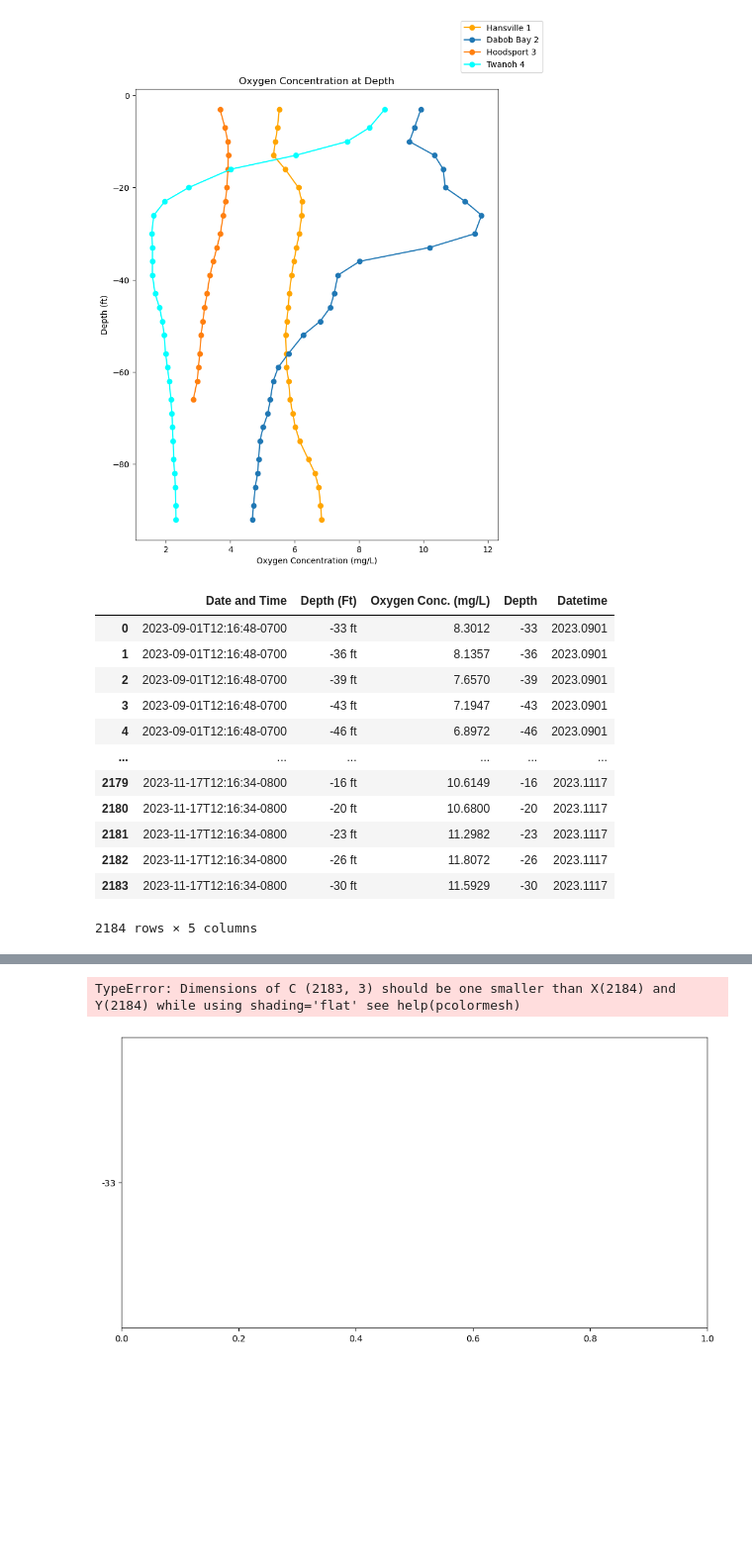
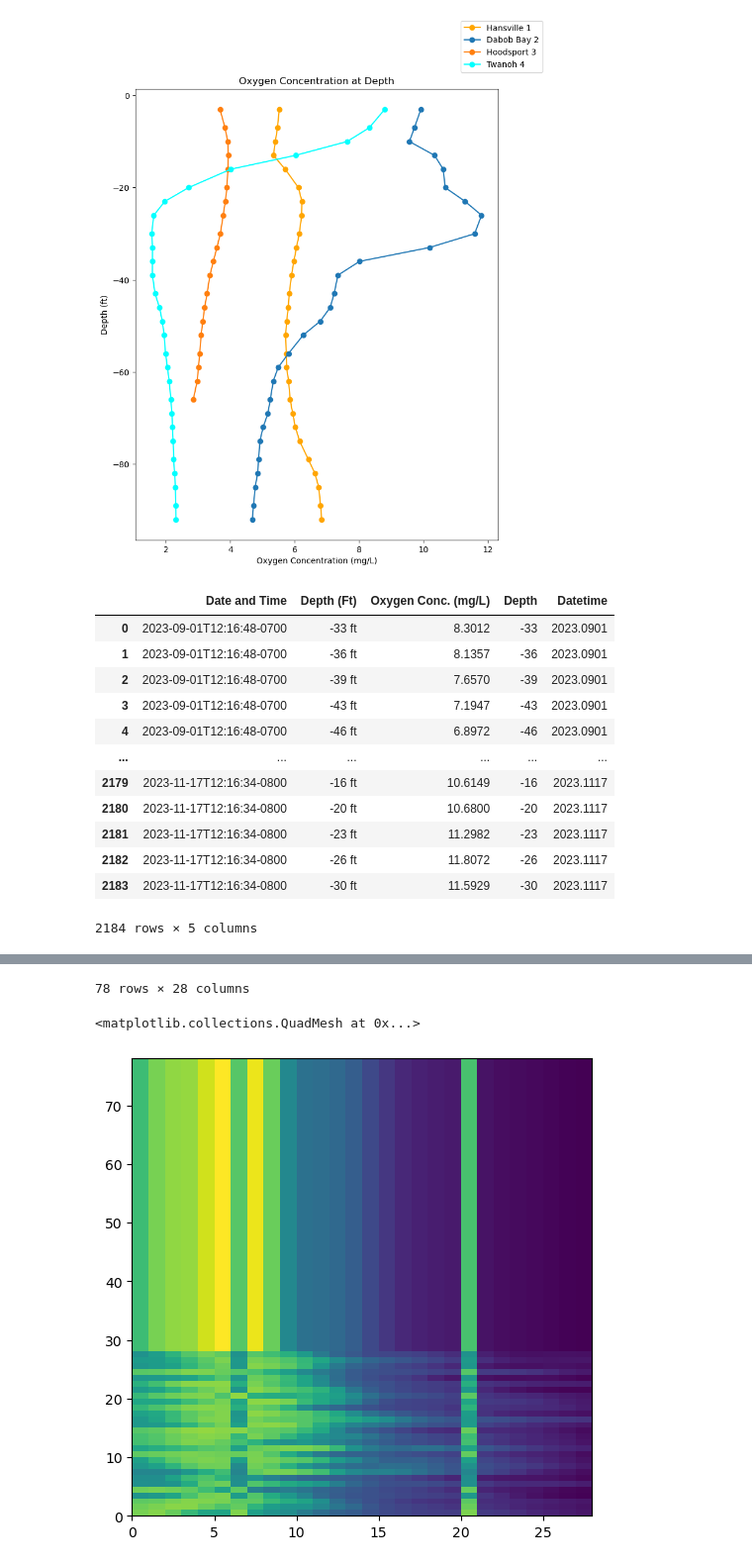
Before and after one commit to Lbh22GitHub/Harris.L_FinalProject, a Jupyter notebook: Final Take 2.ipynb, the cells around one changed output, grey strips where cells are left out. Shown at 99% size. Drawn from its saved outputs; the diff is of its cells as text; code cells hidden in the pictures; blank space fills up the shorter version.

Commit message:
NO MORE ERRORgit add .git add .

```diff
--- a/Final Take 2.ipynb
+++ b/Final Take 2.ipynb
@@ -164,7 +164,7 @@ plt.show()
 # %%
 
 # Dissolved Oxygen Over Time and Depth
-display(dabob_df)
+
 
 # Convert Datetime strings to Datetimes
 datetimes = []
@@ -180,19 +180,23 @@ for x in dabob_df['Datetime']:
     dabob_datedec = x.split('-')
     dabob_dateint.append(int(dabob_datedec[0])+(int(dabob_datedec[1])/100)+(int(dabob_datedec[2][:2])/10000))
 dabob_df['Datetime'] = dabob_dateint
-dabob_df['Datetime'] = dabob_dateint
-dabob_ar = np.array([0,0,0])
+
+#dabob_ar = np.array([0,0,0])
+
+piv = pd.pivot_table(dabob_df, index='Date and Time', columns='Depth', values=' Oxygen Conc. (mg/L)')
+display(dabob_df)
+display(piv)
 
 # Create 2d Array
-for x in range(len(dabob_df)):
-    ar_temp = np.array([dabob_df['Datetime'][x],dabob_df['Depth'][x],dabob_df[' Oxygen Conc. (mg/L)'][x]])
-    dabob_ar = np.vstack((dabob_ar,ar_temp))
-dabob_ar = np.delete(dabob_ar, (0), axis=0)
-dabob_ar = np.delete(dabob_ar, (1), axis=0)
+#for x in range(len(dabob_df)):
+    #ar_temp = np.array([dabob_df['Datetime'][x],dabob_df['Depth'][x],dabob_df[' Oxygen Conc. (mg/L)'][x]])
+    #dabob_ar = np.vstack((dabob_ar,ar_temp))
+#dabob_ar = np.delete(dabob_ar, (0), axis=0)
+#dabob_ar = np.delete(dabob_ar, (1), axis=0)
 
 #Plot
-fig,axs = plt.subplots(figsize = (12,6))
-axs.pcolormesh(dabob_df['Datetime'],dabob_df['Depth'],dabob_ar)
+fig,axs = plt.subplots(figsize = (6,6))
+axs.pcolormesh(piv)
 # %% [output]
 |  | Date and Time | Depth (Ft) | Oxygen Conc. (mg/L) | Depth | Datetime |
 | 0 | 2023-09-01T12:16:48-0700 | -33 ft | 8.3012 | -33 | 2023.0901 |
@@ -210,2 +227,3 @@ axs.pcolormesh(dabob_df['Datetime'],dabob_df['Depth'],dabob_ar)
-TypeError: Dimensions of C (2183, 3) should be one smaller than X(2184) and Y(2184) while using shading='flat' see help(pcolormesh)
+78 rows × 28 columns
+<matplotlib.collections.QuadMesh at 0x...>
-[figure, old version]
+[figure, new version]
```
Also changed, not shown: parts of 1 cell of this notebook.
